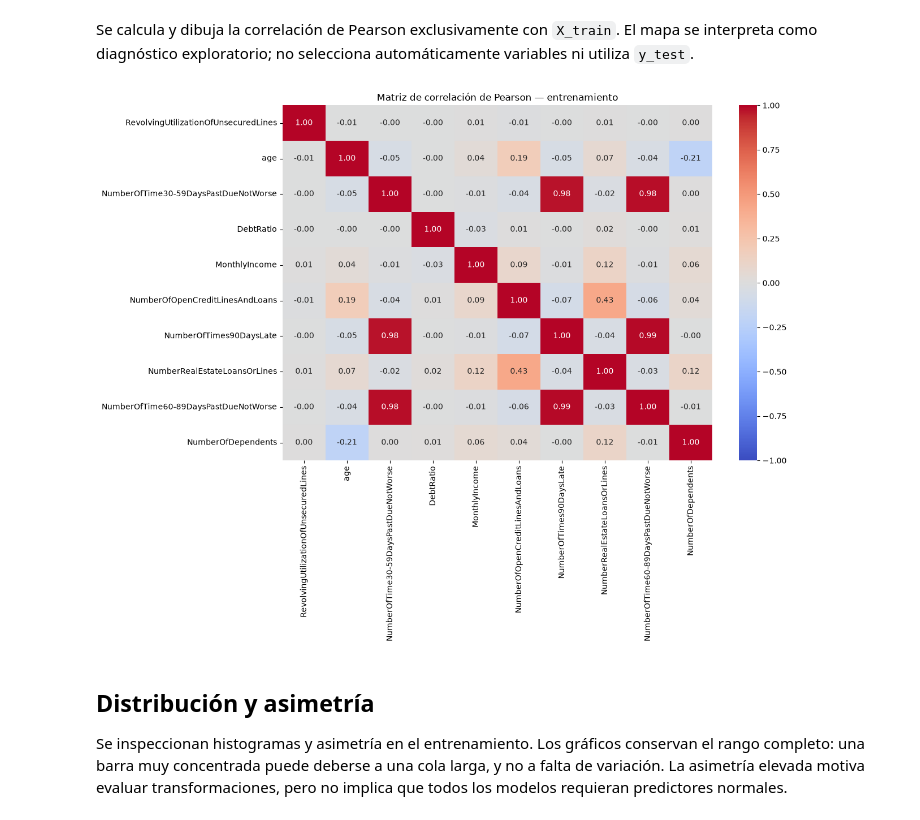
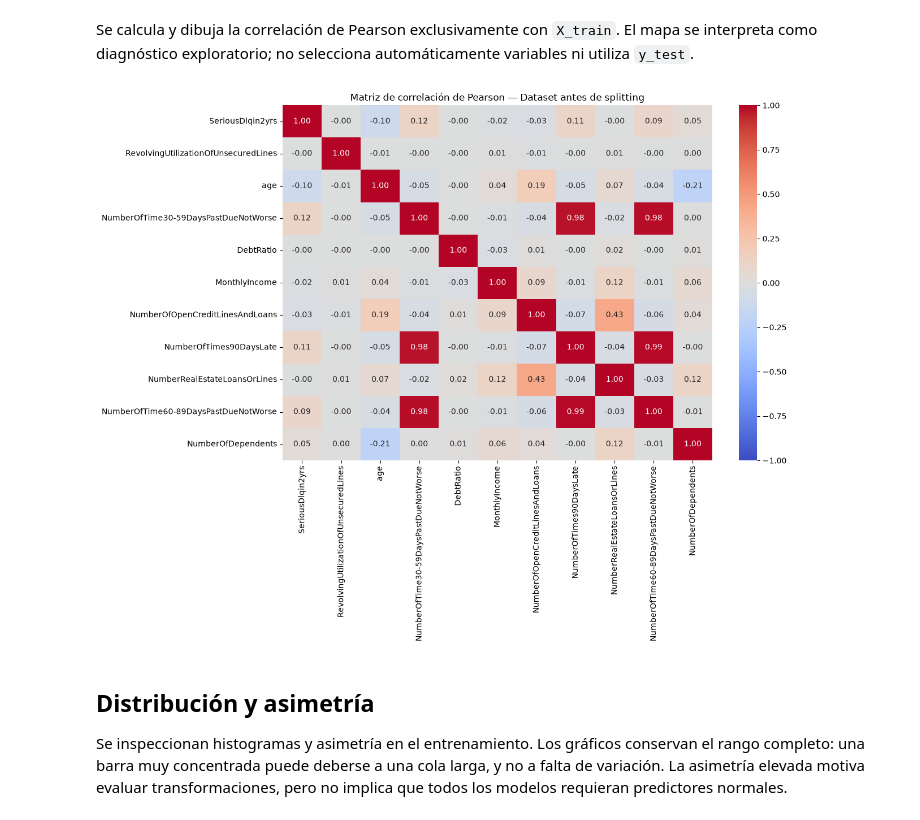
Before and after one commit to lenytacuri/GiveMeSomeCredit, a Jupyter notebook: notebooks/01_exploracion.ipynb, the cells around one changed output. Drawn from its saved outputs; the diff is of its cells as text; code cells hidden in the pictures.

```diff
--- a/notebooks/01_exploracion.ipynb
+++ b/notebooks/01_exploracion.ipynb
@@ -182,25 +182,25 @@ Las variables de atraso representan frecuencias en intervalos diferentes según
 # %% [markdown]
 Se calcula y dibuja la correlación de Pearson exclusivamente con `X_train`. El mapa se interpreta como diagnóstico exploratorio; no selecciona automáticamente variables ni utiliza `y_test`.
 # %%
-corr_matrix = X_train.corr(method="pearson")
+corr_matrix = df.corr(method="pearson")
 
 plt.figure(figsize=(13, 10))
 
 sns.heatmap(
     corr_matrix,
     annot=True,
     fmt=".2f",
     cmap="coolwarm",
     center=0,
     vmin=-1,
     vmax=1
 )
 
-plt.title("Matriz de correlación de Pearson — entrenamiento")
+plt.title("Matriz de correlación de Pearson — Dataset antes de splitting")
 plt.tight_layout()
 plt.show()
 # %% [output]
-[figure, old version]
+[figure, new version]
 # %% [markdown]
 ## Distribución y asimetría
 
```
Also changed, not shown: parts of 2 cells of this notebook.
